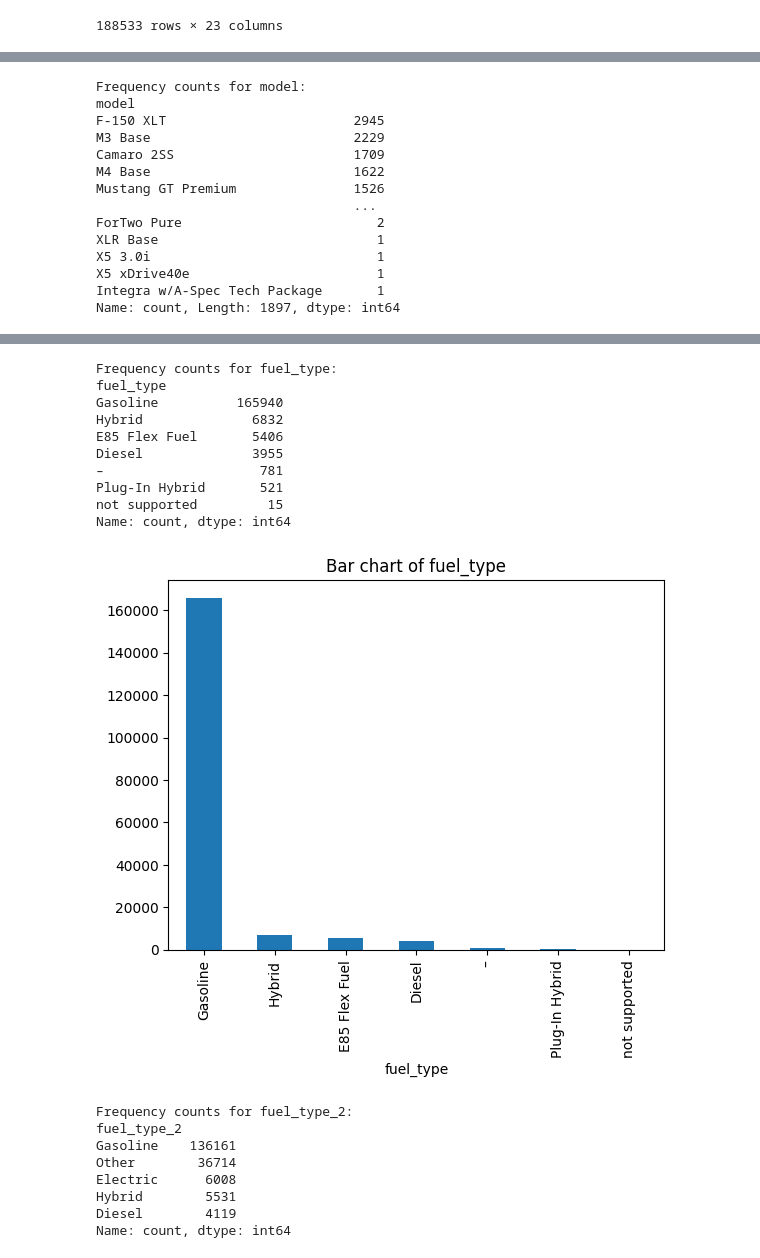
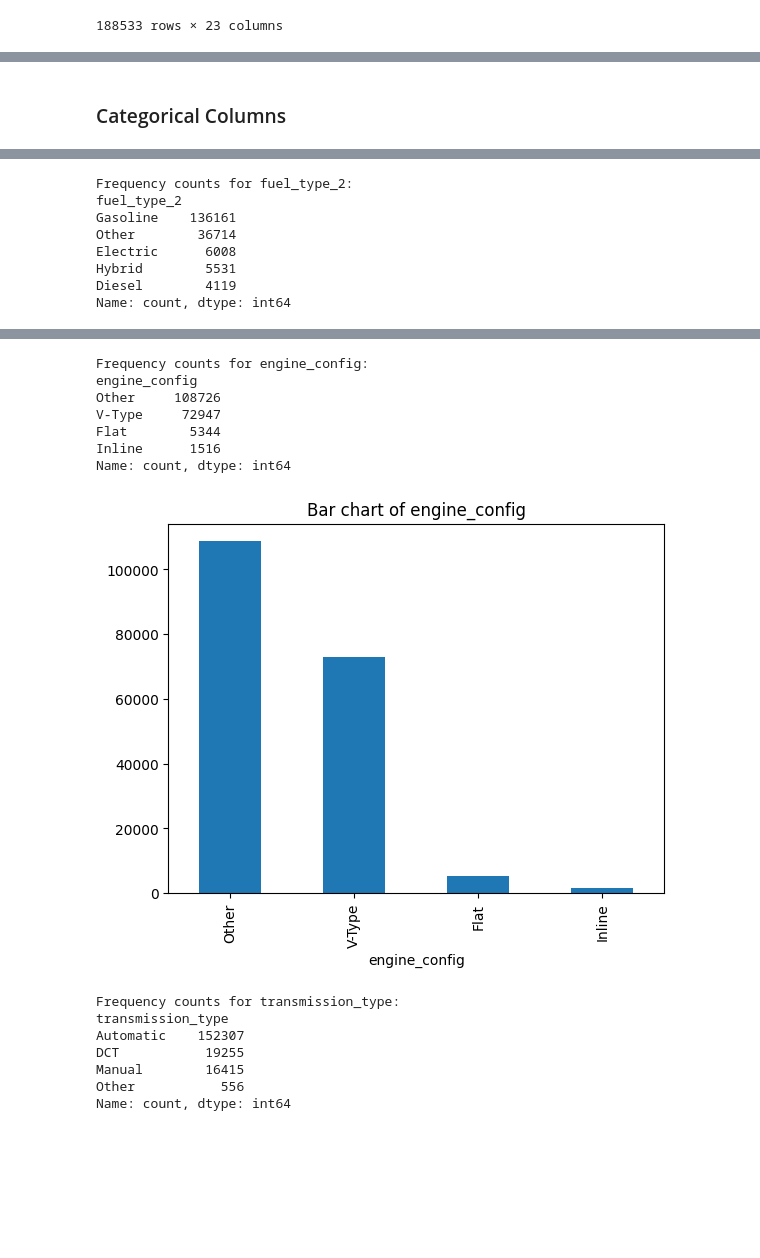
Before and after one commit to miguelazue/used-cars-prices-regression, a Jupyter notebook: data_exploration.ipynb, the cells around one changed output, grey strips where cells are left out. Saved outputs shown, nothing was run; the diff lists cells and outputs as text; code cells hidden in the pictures; blank space fills up the shorter version.

```diff
--- a/data_exploration.ipynb
+++ b/data_exploration.ipynb
@@ -139,8 +143,10 @@ cars_train_df
 | 188532 | 188532 | Porsche | Macan Base | 2016 | 59500 | Gasoline | 252.0HP 2.0L 4 Cylinder Engine Ga... | Transmission w/Dual Shift Mode | White | Black | ... |
 188533 rows × 23 columns
 # %%
-categorical_columns = ['brand', 'model', 'fuel_type','fuel_type_2','ext_col', 'int_col','engine_config', 'transmission_type',]
-numeric_columns = ['model_year', 'milage','price','hp', 'size','cylinder','speed']
 binary_columns = ['vehicle_damage', 'binary_clean_title','turbo']
+categorical_columns_low_cardinality = ['fuel_type','fuel_type_2','engine_config', 'transmission_type']
+categorical_columns_high_cardinality = ['brand', 'model', 'ext_col', 'int_col']
+numeric_columns = ['model_year', 'milage','hp','size']
+ordinal_columns = ['cylinder','speed']
 # %%
 cars_train_df[numeric_columns] = cars_train_df[numeric_columns].astype('float64')
@@ -148,8 +224,11 @@ cars_train_df[numeric_columns] = cars_train_df[numeric_columns].astype('float64'
 for col in numeric_columns:
     print(f"Descriptive statistics for {col}:")
     print(cars_train_df[col].describe())
-    cars_train_df[col].hist()
-    plt.title(f'Histogram of {col}')
+    plt.figure(figsize=(10, 3))
+    sns.histplot([cars_train_df[col]], kde=True)
+    plt.title(f'Distribution of {col}')
+    plt.xlabel(col)
+    plt.ylabel('Frequency')
     plt.show()
 # %% [output]
 Descriptive statistics for model_year:
@@ -231,0 +278,9 @@ Name: speed, dtype: float64
+# %%
+### Ordinal Variables
+for col in ordinal_columns:
+    print(f"Descriptive statistics for {col}:")
+    print(cars_train_df[col].describe())
+    plt.figure(figsize=(6, 3))
+    cars_train_df[col].hist()
+    plt.title(f'Histogram of {col}')
+    plt.show()
@@ -232,6 +310,8 @@ Name: speed, dtype: float64
+# %% [markdown]
+### Categorical Columns
 # %%
 # Categorical Columns
-for col in categorical_columns:
+for col in categorical_columns_low_cardinality:
     print(f"Frequency counts for {col}:")
     print(cars_train_df[col].value_counts())
     cars_train_df[col].value_counts().plot(kind='bar')
@@ -259,14 +332,8 @@ Name: count, dtype: int64
-Frequency counts for model:
-model
-F-150 XLT                        2945
-M3 Base                          2229
-Camaro 2SS                       1709
-M4 Base                          1622
-Mustang GT Premium               1526
-                                 ...
-ForTwo Pure                         2
-XLR Base                            1
-X5 3.0i                             1
-X5 xDrive40e                        1
-Integra w/A-Spec Tech Package       1
-Name: count, Length: 1897, dtype: int64
+Frequency counts for fuel_type_2:
+fuel_type_2
+Gasoline    136161
+Other        36714
+Electric      6008
+Hybrid        5531
+Diesel        4119
+Name: count, dtype: int64
@@ -274,19 +341,15 @@ Name: count, Length: 1897, dtype: int64
-Frequency counts for fuel_type:
-fuel_type
-Gasoline          165940
-Hybrid              6832
-E85 Flex Fuel       5406
-Diesel              3955
-–                    781
-Plug-In Hybrid       521
-not supported         15
+Frequency counts for engine_config:
+engine_config
+Other     108726
+V-Type     72947
+Flat        5344
+Inline      1516
 Name: count, dtype: int64
-[figure, old version]
+[figure, new version]
-Frequency counts for fuel_type_2:
-fuel_type_2
-Gasoline    136161
-Other        36714
-Electric      6008
-Hybrid        5531
-Diesel        4119
+Frequency counts for transmission_type:
+transmission_type
+Automatic    152307
+DCT           19255
+Manual        16415
+Other           556
 Name: count, dtype: int64
```
Also changed, not shown: parts of 28 cells of this notebook.
